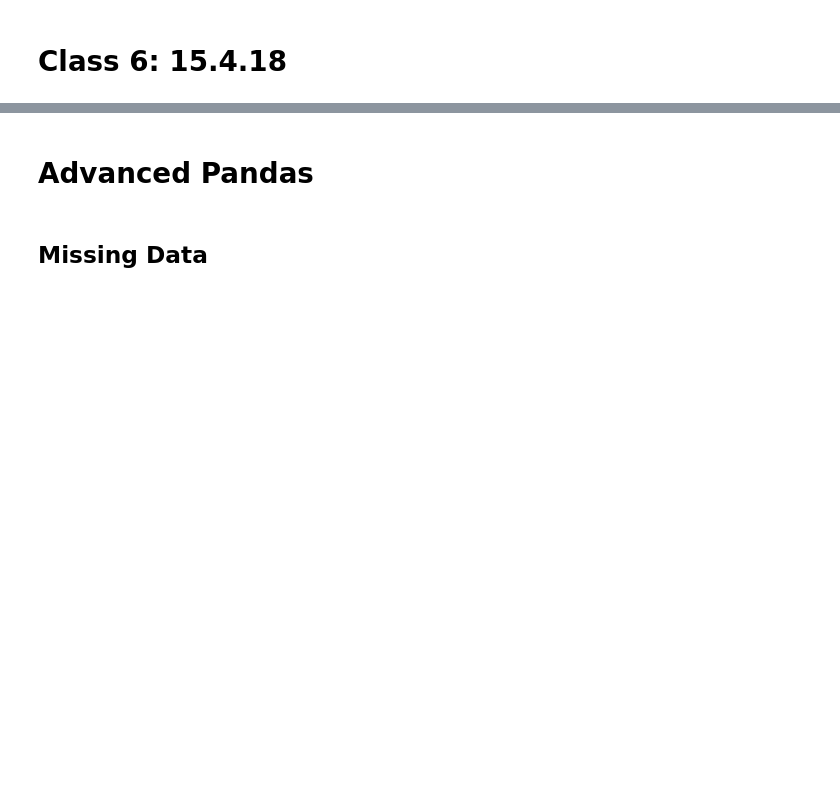
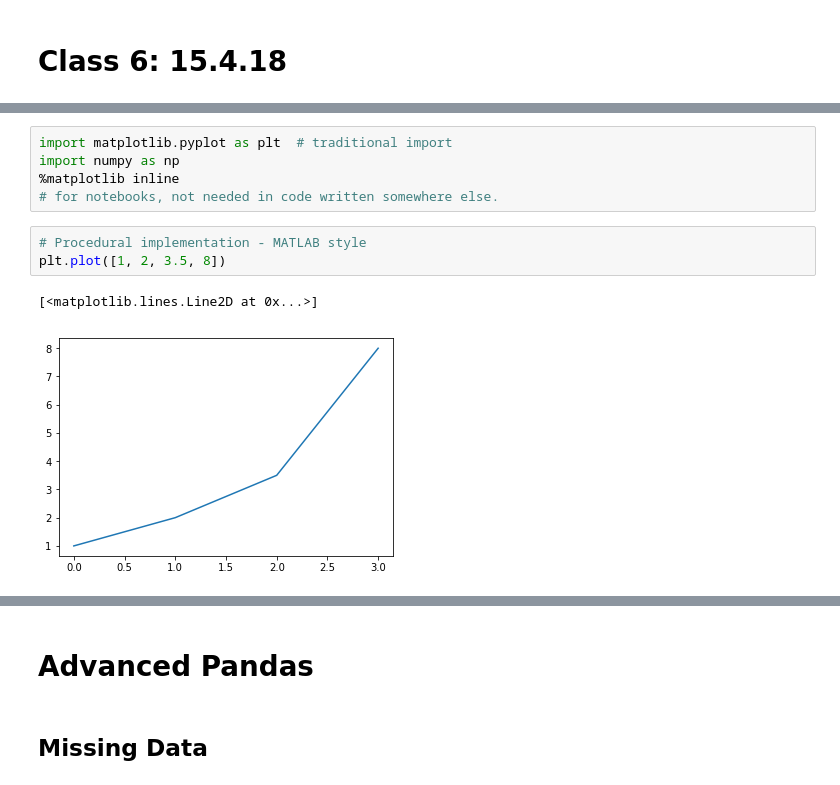
Before and after one commit to sagol-python-for-neuroscientists/textbook-public, a Jupyter notebook: classes/class6.ipynb, the cells around one changed output, grey strips where cells are left out. Cells and saved outputs as stored; diff of their text form; blank space fills up the shorter version.

```diff
--- a/classes/class6.ipynb
+++ b/classes/class6.ipynb
@@ -2,0 +15,11 @@
+# %%
+import matplotlib.pyplot as plt  # traditional import
+import numpy as np
+%matplotlib inline
+# for notebooks, not needed in code written somewhere else.
+# %%
+# Procedural implementation - MATLAB style
+plt.plot([1, 2, 3.5, 8])
+# %% [output]
+[<matplotlib.lines.Line2D at 0x...>]
+[figure, added]
```
Also changed, not shown: parts of 164 cells of this notebook, 2 other files.
